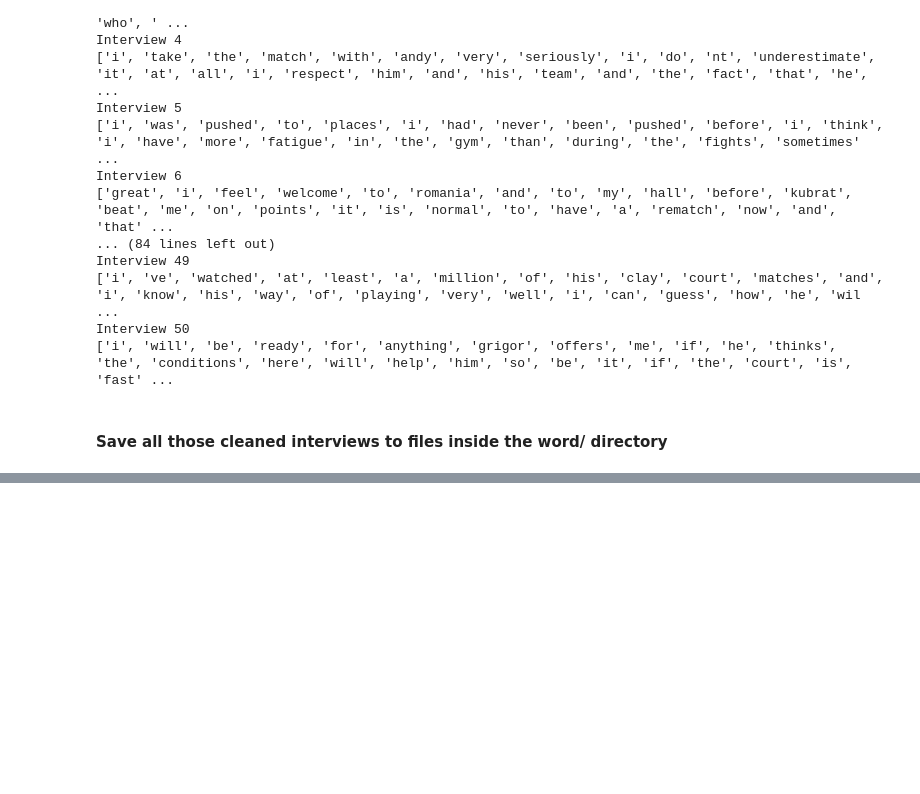
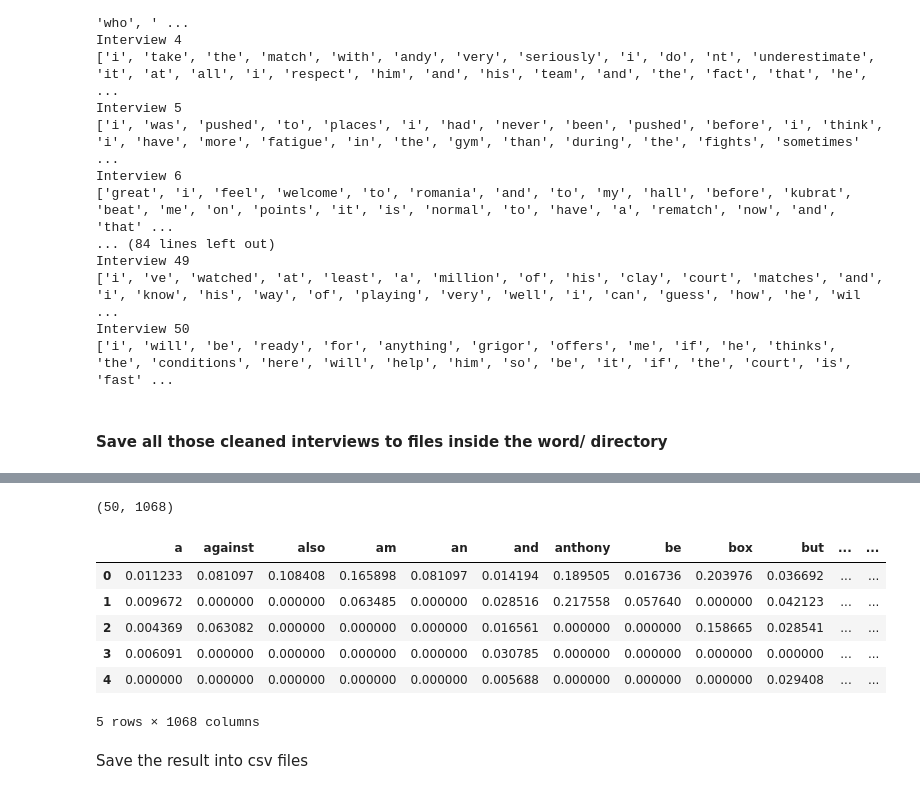
Before and after one commit to IAbeteEtMechante/Prediction_of_tennis_results, a Jupyter notebook: Data_preprocessing.ipynb, the cells around one changed output, grey strips where cells are left out. Saved outputs shown, nothing was run; the diff lists cells and outputs as text; code cells hidden in the pictures; blank space fills up the shorter version.

```diff
--- a/Data_preprocessing.ipynb
+++ b/Data_preprocessing.ipynb
@@ -309,0 +462,14 @@ words_to_files(df)
+# %%
+print(df_tfidf_2.shape)
+df_tfidf_2.head()
+# %% [output]
+(50, 1068)
+|  | a | against | also | am | an | and | anthony | be | box | but | ... | ... |
+| 0 | 0.011233 | 0.081097 | 0.108408 | 0.165898 | 0.081097 | 0.014194 | 0.189505 | 0.016736 | 0.203976 | 0.036692 | ... | ... |
+| 1 | 0.009672 | 0.000000 | 0.000000 | 0.063485 | 0.000000 | 0.028516 | 0.217558 | 0.057640 | 0.000000 | 0.042123 | ... | ... |
+| 2 | 0.004369 | 0.063082 | 0.000000 | 0.000000 | 0.000000 | 0.016561 | 0.000000 | 0.000000 | 0.158665 | 0.028541 | ... | ... |
+| 3 | 0.006091 | 0.000000 | 0.000000 | 0.000000 | 0.000000 | 0.030785 | 0.000000 | 0.000000 | 0.000000 | 0.000000 | ... | ... |
+| 4 | 0.000000 | 0.000000 | 0.000000 | 0.000000 | 0.000000 | 0.005688 | 0.000000 | 0.000000 | 0.000000 | 0.029408 | ... | ... |
+5 rows × 1068 columns
+# %% [markdown]
+Save the result into csv files
```
Also changed, not shown: parts of 19 cells of this notebook, 3 other files.
